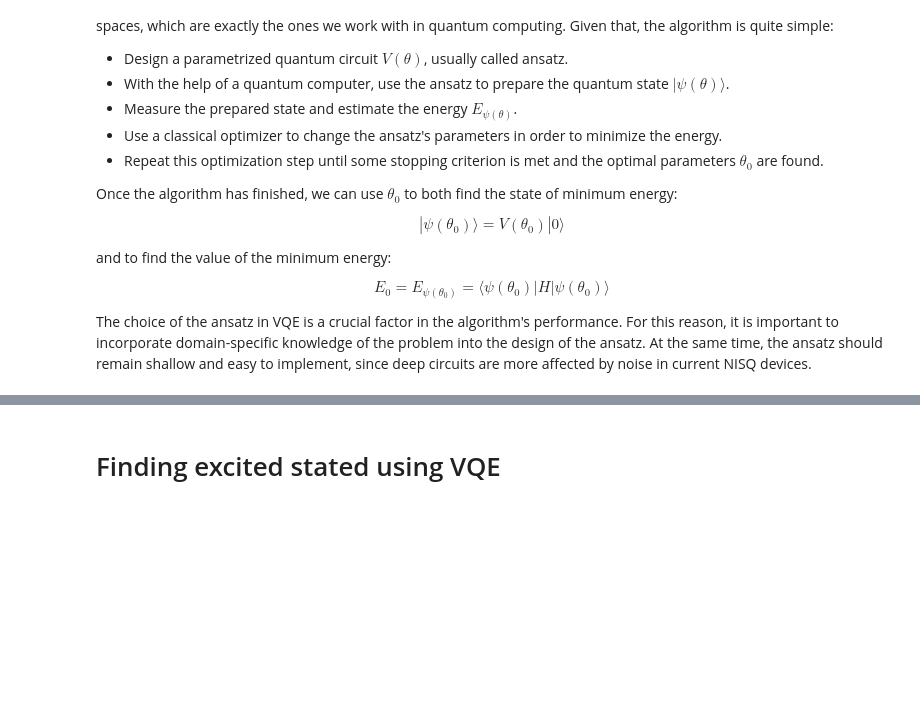
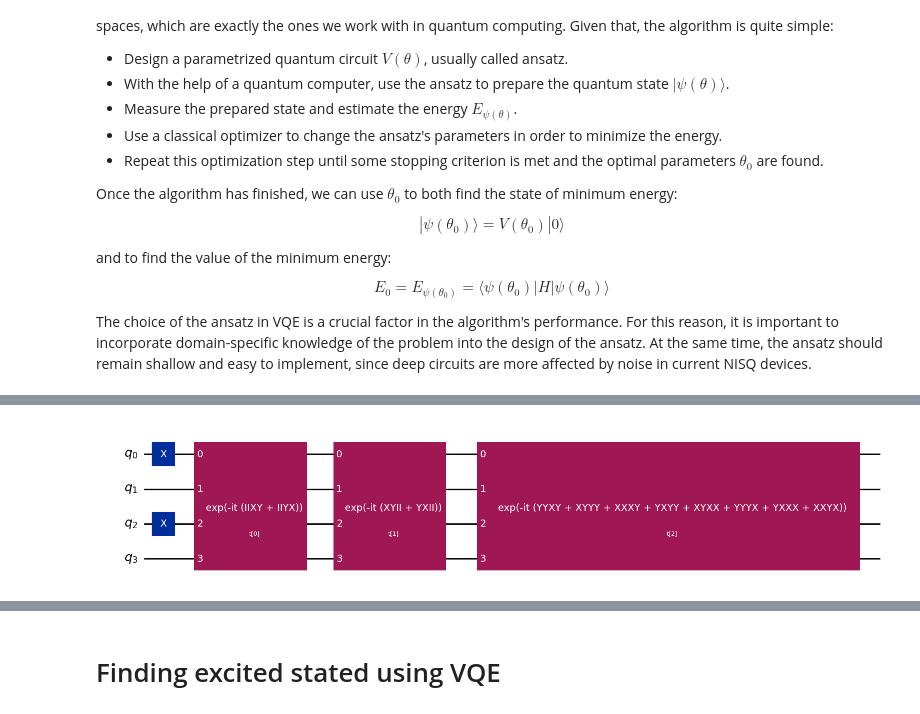
Before and after one commit to mariomeendezz/Quantum-Computing-Notebooks, a Jupyter notebook: notebooks/11. Variational Quantum Eigensolver.ipynb, the cells around one changed output, grey strips where cells are left out. Cells and saved outputs as stored; diff of their text form; code cells hidden in the pictures; blank space fills up the shorter version.

```diff
--- a/notebooks/11. Variational Quantum Eigensolver.ipynb
+++ b/notebooks/11. Variational Quantum Eigensolver.ipynb
@@ -60,0 +129,16 @@ The choice of the ansatz in VQE is a crucial factor in the algorithm's performan
+# %%
+# Define the H2 molecule using the PySCF driver
+# The two hydrogen atoms are placed along the z axis
+driver = PySCFDriver(
+    atom="H 0 0 -0.37; H 0 0 0.37",
+    basis="sto3g"
+)
+
+# Create the molecular problem
+problem = driver.run()
+
+# Obtain the electronic Hamiltonian in second quantization
+fermionic_hamiltonian = problem.hamiltonian.second_q_op()
+
+# Print the fermionic Hamiltonian
+print(fermionic_hamiltonian)
@@ -60,0 +323,17 @@ The choice of the ansatz in VQE is a crucial factor in the algorithm's performan
+# %%
+initial_state = HartreeFock(
+    num_spatial_orbitals=problem.num_spatial_orbitals,
+    num_particles=problem.num_particles,
+    qubit_mapper=mapper
+)
+
+UCCSD_ansatz = UCCSD(
+    num_spatial_orbitals=problem.num_spatial_orbitals,
+    num_particles=problem.num_particles,
+    qubit_mapper=mapper,
+    initial_state=initial_state
+)
+
+UCCSD_ansatz.decompose().draw("mpl")
+# %% [output]
+[figure, added]
```
Also changed, not shown: parts of 23 cells of this notebook.
